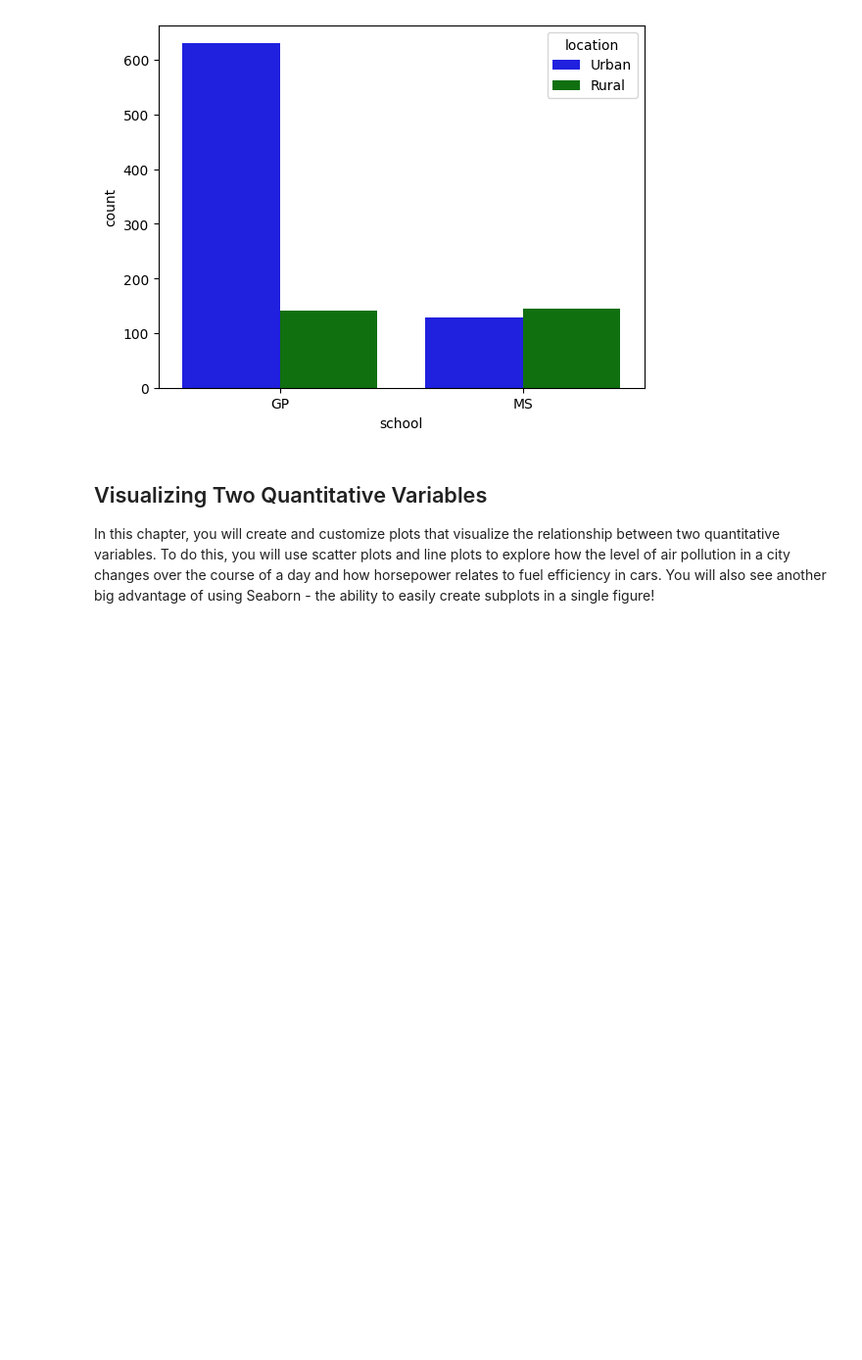
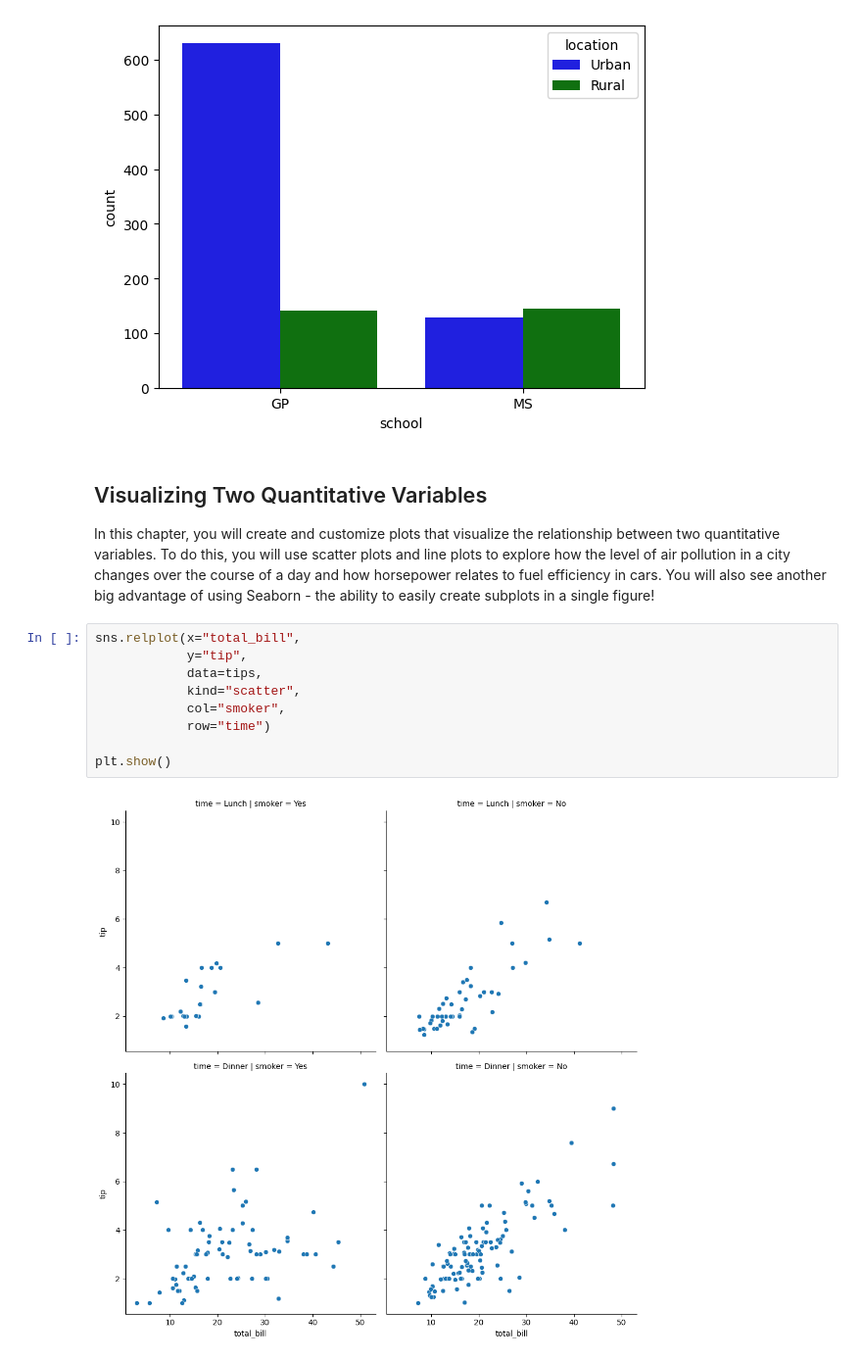
Before and after one commit to jhlopesalves/data-science-notebooks, a Jupyter notebook: Python/Intro to Seaborn/introduction_to_seaborn.ipynb, the cells around one changed output. Shown at 98% size. Drawn from its saved outputs; the diff is of its cells as text; blank space fills up the shorter version.

```diff
--- a/Python/Intro to Seaborn/introduction_to_seaborn.ipynb
+++ b/Python/Intro to Seaborn/introduction_to_seaborn.ipynb
@@ -154,3 +173,14 @@ plt.show()
 ## Visualizing Two Quantitative Variables
 
 In this chapter, you will create and customize plots that visualize the relationship between two quantitative variables. To do this, you will use scatter plots and line plots to explore how the level of air pollution in a city changes over the course of a day and how horsepower relates to fuel efficiency in cars. You will also see another big advantage of using Seaborn - the ability to easily create subplots in a single figure!
+# %%
+sns.relplot(x="total_bill",
+            y="tip",
+            data=tips,
+            kind="scatter",
+            col="smoker",
+            row="time")
+
+plt.show()
+# %% [output]
+[figure, added]
```
Also changed, not shown: parts of 18 cells of this notebook.
